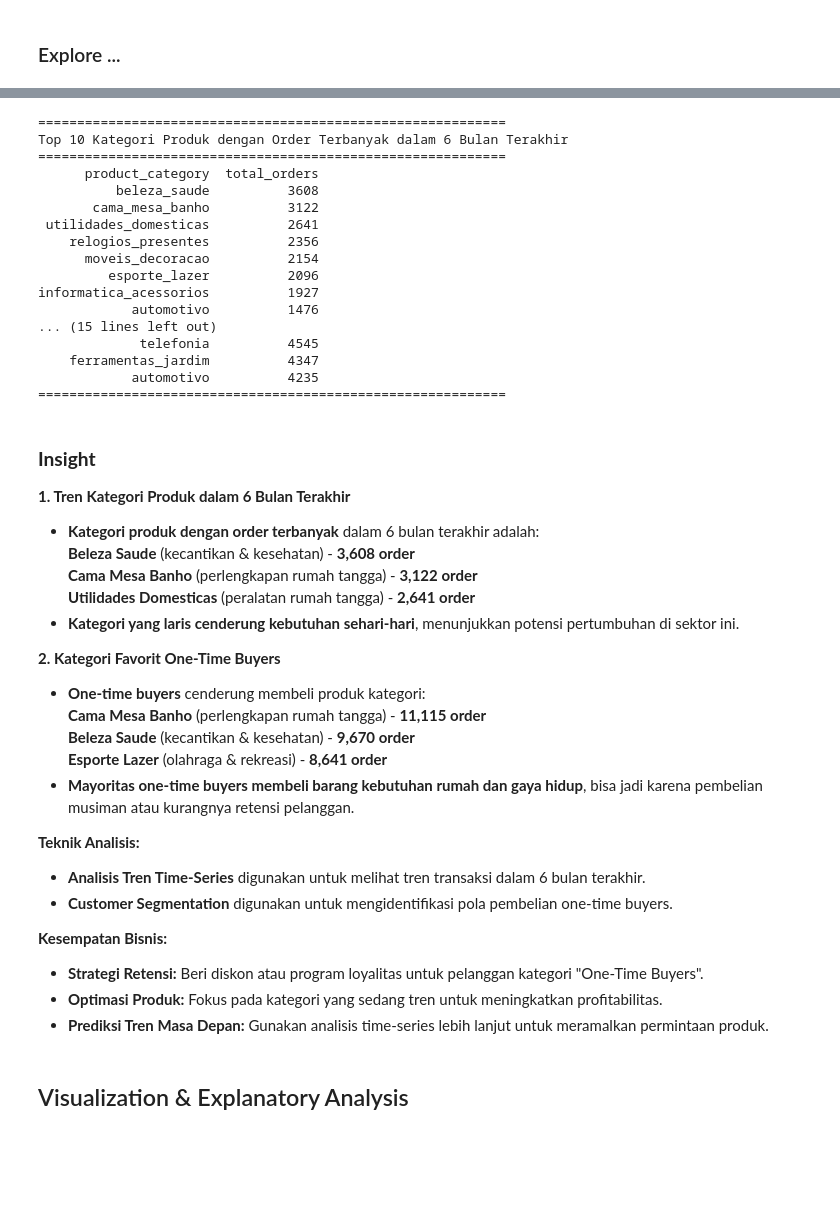
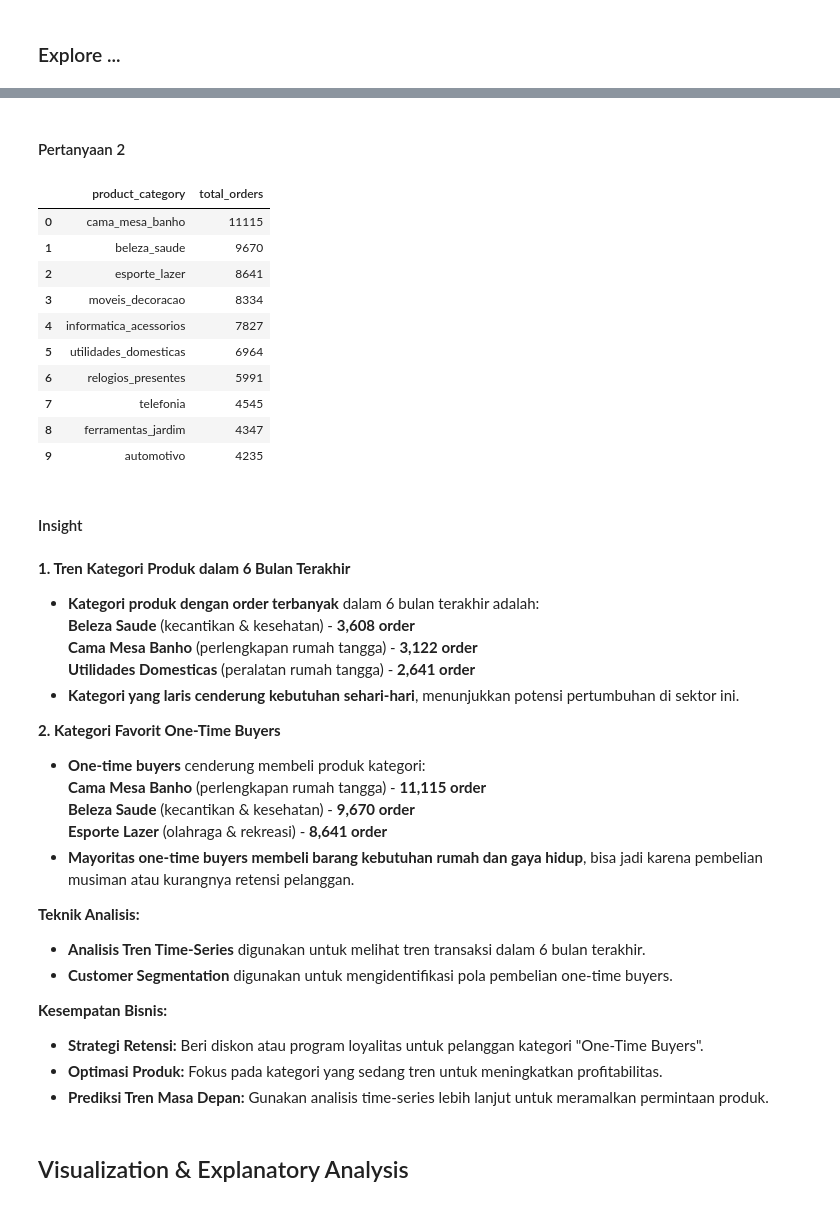
Before and after one commit to zan-cloud/Dashboard, a Jupyter notebook: Notebook.ipynb, the cells around one changed output, grey strips where cells are left out. Cells and saved outputs as stored; diff of their text form; code cells hidden in the pictures; blank space fills up the shorter version.

```diff
--- a/Notebook.ipynb
+++ b/Notebook.ipynb
@@ -257,89 +384,45 @@ Products    : 0
+# %% [markdown]
+#### Pertanyaan 2
 # %%
-
-# Pastikan format timestamp sesuai
-orders['order_purchase_timestamp'] = pd.to_datetime(orders['order_purchase_timestamp'])
-
-# Ambil tanggal terbaru dalam dataset
-latest_date = orders['order_purchase_timestamp'].max()
-
-# Hitung batas 6 bulan terakhir
-six_months_ago = latest_date - pd.DateOffset(months=6)
-
-# Filter data dalam rentang 6 bulan terakhir
-orders_last_6_months = orders[orders['order_purchase_timestamp'] >= six_months_ago]
-
-# Gabungkan orders dengan order_items
-merged_data = orders_last_6_months.merge(order_items, on='order_id', how='left')
-
-# Gabungkan lagi dengan tabel produk untuk mendapatkan kategori
-merged_data = merged_data.merge(products[['product_id', 'product_category_name']], on='product_id', how='left')
-
-# Pastikan tidak ada kategori yang kosong
-merged_data['product_category_name'] = merged_data['product_category_name'].fillna('Unknown')
-
-# Hitung jumlah order per kategori
-category_counts = merged_data['product_category_name'].value_counts().reset_index()
-category_counts.columns = ['product_category', 'total_orders']
-
-# Print hasil dalam format yang lebih rapi
-print("=" * 60)
-print("Top 10 Kategori Produk dengan Order Terbanyak dalam 6 Bulan Terakhir")
-print("=" * 60)
-print(category_counts.head(10).to_string(index=False))
-print("=" * 60, "\n")
-
-# Pertanyaan 2
-
 # Hitung jumlah transaksi per pelanggan
 customer_orders = orders.groupby('customer_id')['order_id'].count().reset_index()
 customer_orders.columns = ['customer_id', 'order_count']
 
 # Identifikasi one-time buyers (pelanggan dengan hanya 1 transaksi)
 one_time_buyers = customer_orders[customer_orders['order_count'] == 1]
 
 # Gabungkan dengan orders untuk mendapatkan order_id mereka
 one_time_orders = orders[orders['customer_id'].isin(one_time_buyers['customer_id'])]
 
 # Gabungkan dengan order_items untuk mendapatkan product_id
 one_time_order_items = one_time_orders.merge(order_items, on='order_id', how='inner')
 
 # Gabungkan dengan products untuk mendapatkan kategori produk
 one_time_order_items = one_time_order_items.merge(products[['product_id', 'product_category_name']], on='product_id', how='left')
 
 # Pastikan tidak ada kategori kosong
 one_time_order_items['product_category_name'] = one_time_order_items['product_category_name'].fillna('Unknown')
 
 # Hitung jumlah pembelian per kategori produk untuk one-time buyers
 one_time_category_counts = one_time_order_items['product_category_name'].value_counts().reset_index()
 one_time_category_counts.columns = ['product_category', 'total_orders']
 
-# Print hasil
-print("=" * 60)
-print("Kategori Produk yang Dibeli oleh One-Time Buyers")
-print("=" * 60)
-print(one_time_category_counts.head(10).to_string(index=False))
-print("=" * 60)
+one_time_category_counts.head(10)
 # %% [output]
-============================================================
-Top 10 Kategori Produk dengan Order Terbanyak dalam 6 Bulan Terakhir
-============================================================
-      product_category  total_orders
-          beleza_saude          3608
-       cama_mesa_banho          3122
- utilidades_domesticas          2641
-    relogios_presentes          2356
-      moveis_decoracao          2154
-         esporte_lazer          2096
-informatica_acessorios          1927
-            automotivo          1476
-... (15 lines left out)
-             telefonia          4545
-    ferramentas_jardim          4347
-            automotivo          4235
-============================================================
+|  | product_category | total_orders |
+| 0 | cama_mesa_banho | 11115 |
+| 1 | beleza_saude | 9670 |
+| 2 | esporte_lazer | 8641 |
+| 3 | moveis_decoracao | 8334 |
+| 4 | informatica_acessorios | 7827 |
+| 5 | utilidades_domesticas | 6964 |
+| 6 | relogios_presentes | 5991 |
+| 7 | telefonia | 4545 |
+| 8 | ferramentas_jardim | 4347 |
+| 9 | automotivo | 4235 |
+# %% [markdown]
+#### Insight
 # %% [markdown]
-### **Insight**
-
  **1. Tren Kategori Produk dalam 6 Bulan Terakhir**
 - **Kategori produk dengan order terbanyak** dalam 6 bulan terakhir adalah:
    **Beleza Saude** (kecantikan & kesehatan) - **3,608 order**
```
Also changed, not shown: parts of 61 cells of this notebook, 3 other files.
